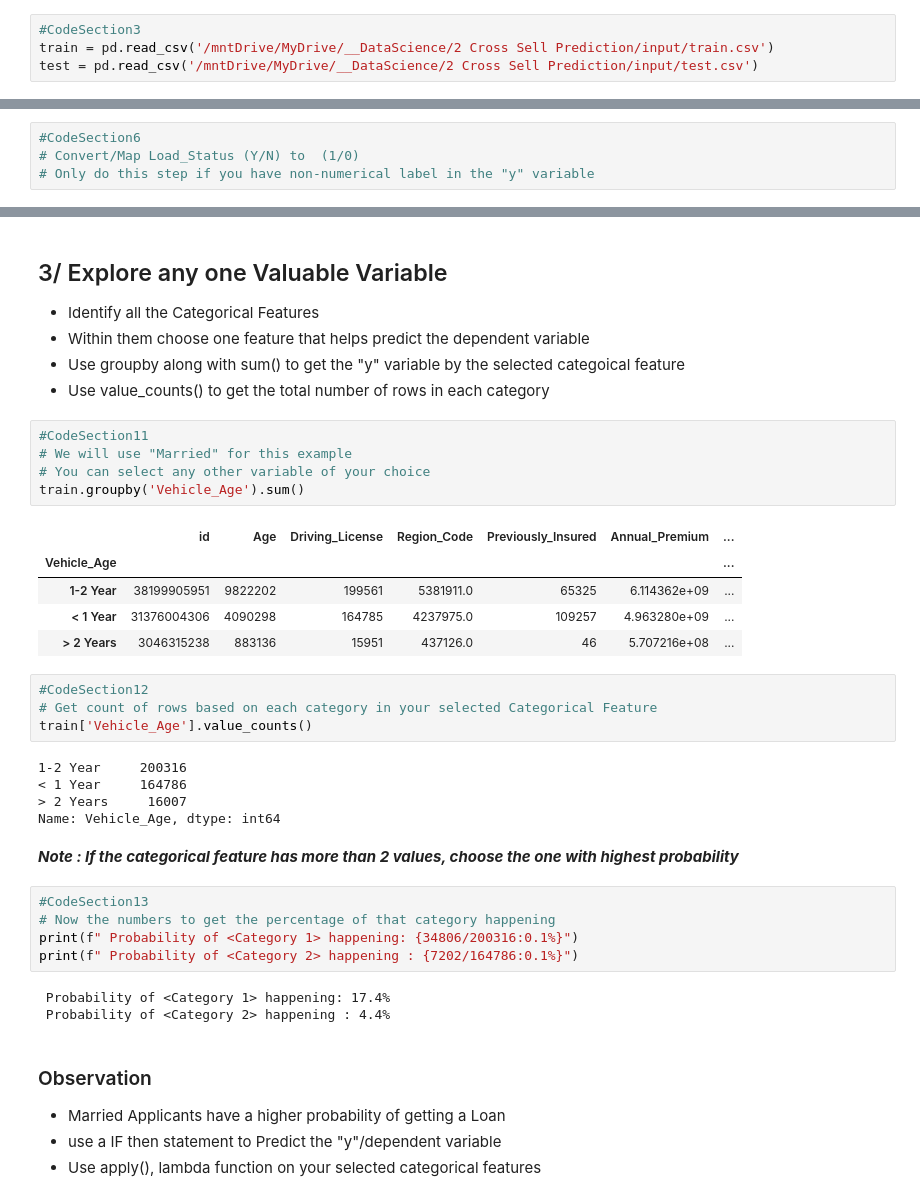
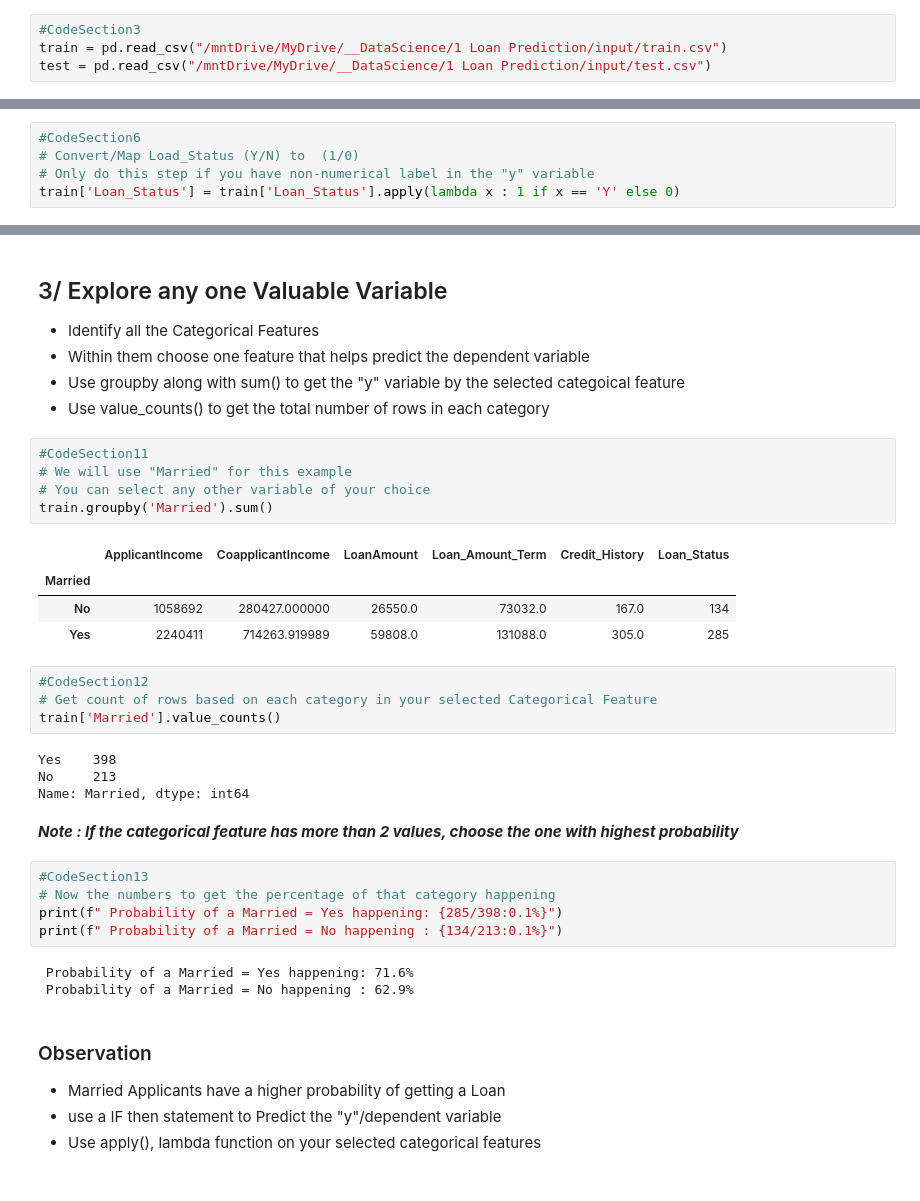
Before and after one commit to srinivasdasu24/__DataScience, a Jupyter notebook: CrossSell_Prediction/InClass_Working_Code_1_Baseline_Solution_and_first_Submission.ipynb, the cells around one changed output, grey strips where cells are left out. Drawn from its saved outputs; the diff is of its cells as text.

```diff
--- a/CrossSell_Prediction/InClass_Working_Code_1_Baseline_Solution_and_first_Submission.ipynb
+++ b/CrossSell_Prediction/InClass_Working_Code_1_Baseline_Solution_and_first_Submission.ipynb
@@ -29,7 +30,7 @@ import pandas as pd
 # %%
 #CodeSection3
-train = pd.read_csv('/mntDrive/MyDrive/__DataScience/2 Cross Sell Prediction/input/train.csv')
-test = pd.read_csv('/mntDrive/MyDrive/__DataScience/2 Cross Sell Prediction/input/test.csv')
+train = pd.read_csv("/mntDrive/MyDrive/__DataScience/1 Loan Prediction/input/train.csv")
+test = pd.read_csv("/mntDrive/MyDrive/__DataScience/1 Loan Prediction/input/test.csv")
 # %% [markdown]
 ### Check Train Data
 - Check first 5 rows of train [head(), info()]
@@ -80,6 +66,7 @@ train.describe(include="all")
 #CodeSection6
 # Convert/Map Load_Status (Y/N) to  (1/0)
 # Only do this step if you have non-numerical label in the "y" variable
+train['Loan_Status'] = train['Loan_Status'].apply(lambda x : 1 if x == 'Y' else 0)
 # %%
 #CodeSection7
 train.info()
@@ -165,33 +154,31 @@ test.describe(include="all")
 # %%
 #CodeSection11
 # We will use "Married" for this example
 # You can select any other variable of your choice
-train.groupby('Vehicle_Age').sum()
+train.groupby('Married').sum()
 # %% [output]
-|  | id | Age | Driving_License | Region_Code | Previously_Insured | Annual_Premium | ... |
-| Vehicle_Age |  |  |  |  |  |  | ... |
-| 1-2 Year | 38199905951 | 9822202 | 199561 | 5381911.0 | 65325 | 6.114362e+09 | ... |
-| < 1 Year | 31376004306 | 4090298 | 164785 | 4237975.0 | 109257 | 4.963280e+09 | ... |
-| > 2 Years | 3046315238 | 883136 | 15951 | 437126.0 | 46 | 5.707216e+08 | ... |
+|  | ApplicantIncome | CoapplicantIncome | LoanAmount | Loan_Amount_Term | Credit_History | Loan_Status |
+| Married |  |  |  |  |  |  |
+| No | 1058692 | 280427.000000 | 26550.0 | 73032.0 | 167.0 | 134 |
+| Yes | 2240411 | 714263.919989 | 59808.0 | 131088.0 | 305.0 | 285 |
 # %%
 #CodeSection12
 # Get count of rows based on each category in your selected Categorical Feature
-train['Vehicle_Age'].value_counts()
+train['Married'].value_counts()
 # %% [output]
-1-2 Year     200316
-< 1 Year     164786
-> 2 Years     16007
-Name: Vehicle_Age, dtype: int64
+Yes    398
+No     213
+Name: Married, dtype: int64
 # %% [markdown]
 ***Note : If the categorical feature has more than 2 values, choose the one with highest probability***
 # %%
 #CodeSection13
 # Now the numbers to get the percentage of that category happening
-print(f" Probability of <Category 1> happening: {34806/200316:0.1%}")
-print(f" Probability of <Category 2> happening : {7202/164786:0.1%}")
+print(f" Probability of a Married = Yes happening: {285/398:0.1%}")
+print(f" Probability of a Married = No happening : {134/213:0.1%}")
 # %% [output]
- Probability of <Category 1> happening: 17.4%
- Probability of <Category 2> happening : 4.4%
+ Probability of a Married = Yes happening: 71.6%
+ Probability of a Married = No happening : 62.9%
 # %% [markdown]
 ### Observation
 - Married Applicants have a higher probability of getting a Loan
```
Also changed, not shown: parts of 23 cells of this notebook.
